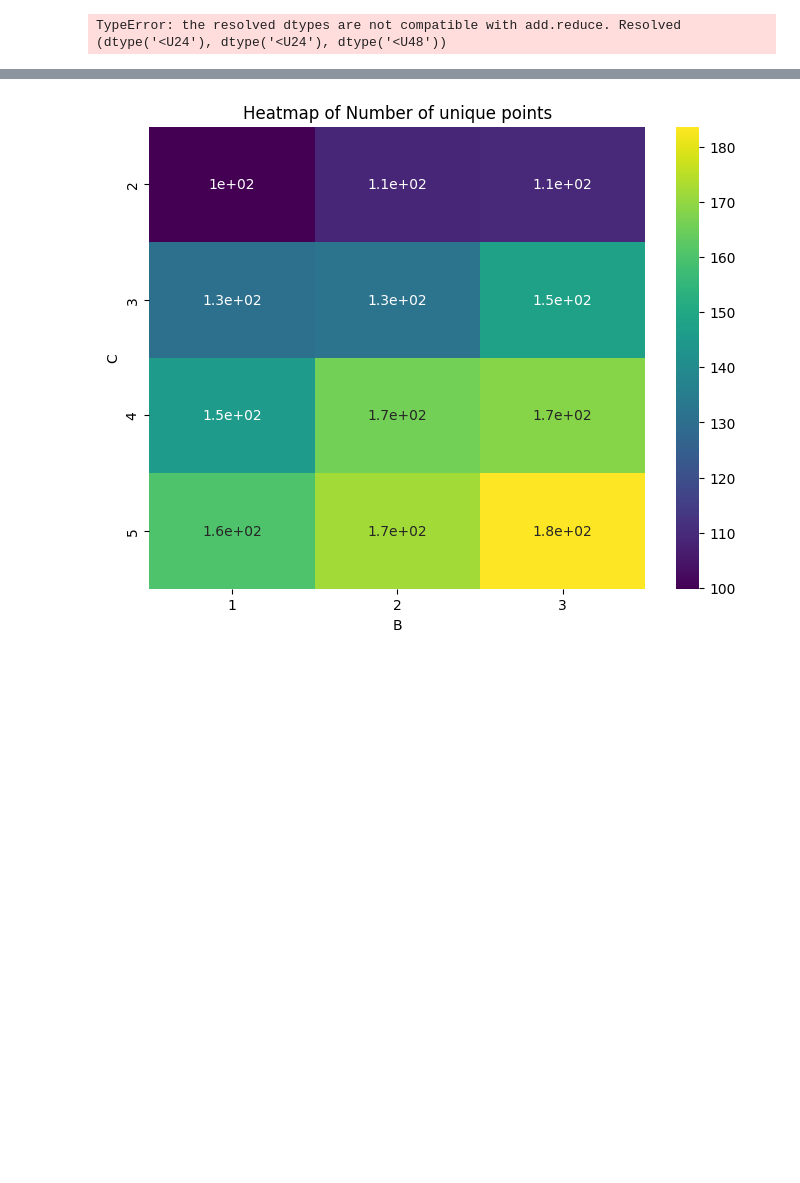
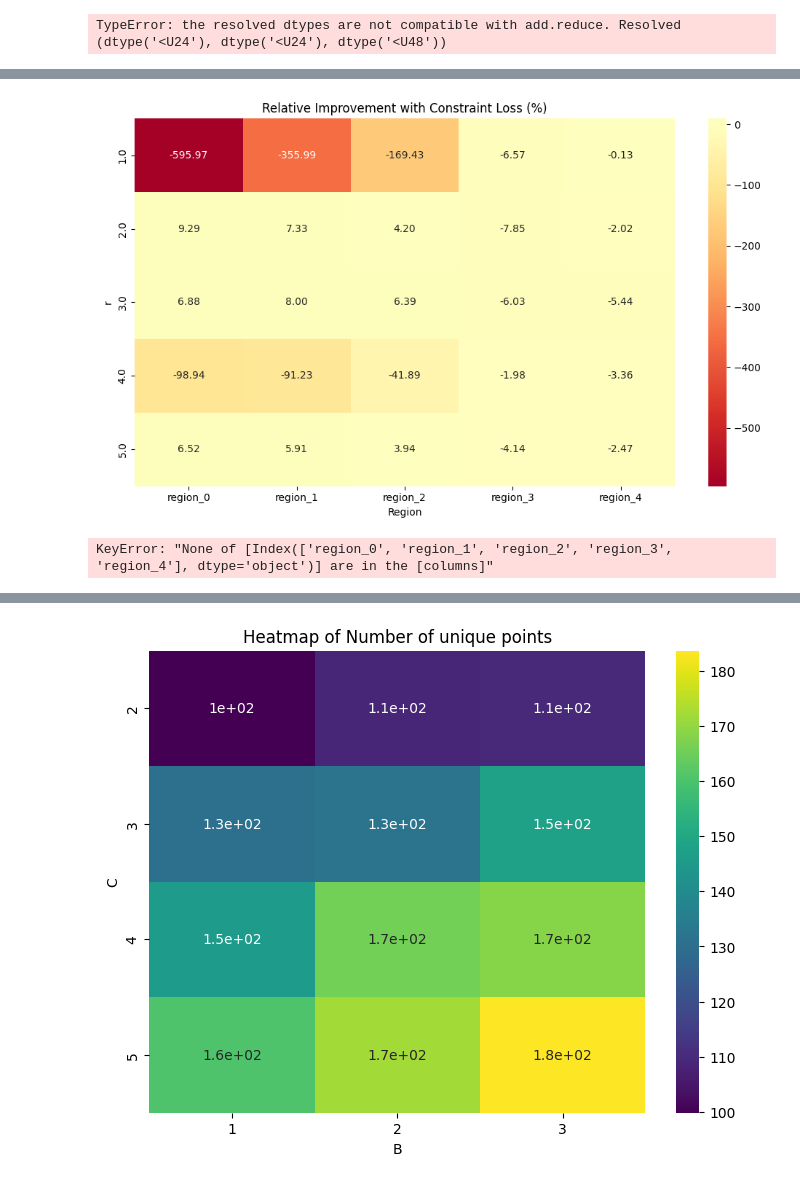
Before and after one commit to mikl123/DRL_DGM, a Jupyter notebook: input_output_generator.ipynb, the cells around one changed output, grey strips where cells are left out. Drawn from its saved outputs; the diff is of its cells as text; code cells hidden in the pictures; blank space fills up the shorter version.

```diff
--- a/input_output_generator.ipynb
+++ b/input_output_generator.ipynb
@@ -299,0 +351,66 @@ for dir in dirs:
+# %%
+import seaborn as sns
+import matplotlib.pyplot as plt
+
+# Select only region_1 to region_4
+region_cols = [
+    "region_0_improvement",
+    "region_1_improvement",
+    "region_2_improvement",
+    "region_3_improvement",
+    "region_4_improvement",
+]
+
+# Prepare heatmap data
+heatmap_df = (
+    mean_improvement
+    .set_index("r")[region_cols]
+    .sort_index()
+)
+
+# Clean column names
+heatmap_df.columns = [c.replace("_improvement", "") for c in heatmap_df.columns]
+
+# Plot heatmap
+plt.figure(figsize=(10, 6))
+sns.heatmap(
+    heatmap_df,
+    annot=True,
+    fmt=".2f",
+    cmap="RdYlGn",
+    center=0
+)
+
+plt.title("Relative Improvement with Constraint Loss (%)")
+plt.xlabel("Region")
+plt.ylabel("r")
+
+plt.tight_layout()
+plt.show()
+# %% [output]
+[figure, added]
+# %%
+import seaborn as sns
+import matplotlib.pyplot as plt
+
+cols = ["region_0", "region_1", "region_2", "region_3", "region_4"]
+
+# set r as index for heatmap
+heatmap_df = mean_improvement.set_index("r")[cols]
+
+plt.figure(figsize=(8, 5))
+sns.heatmap(
+    heatmap_df,
+    annot=True,
+    fmt=".1f",
+    cmap="RdYlGn",
+    center=0,
+    linewidths=0.5
+)
+
+plt.xlabel("Region")
+plt.ylabel("r")
+plt.title("Percentage Difference MAE")
+plt.show()
+# %% [output]
+KeyError: "None of [Index(['region_0', 'region_1', 'region_2', 'region_3', 'region_4'], dtype='object')] are in the [columns]"
```
Also changed, not shown: parts of 23 cells of this notebook, 9 other files.
